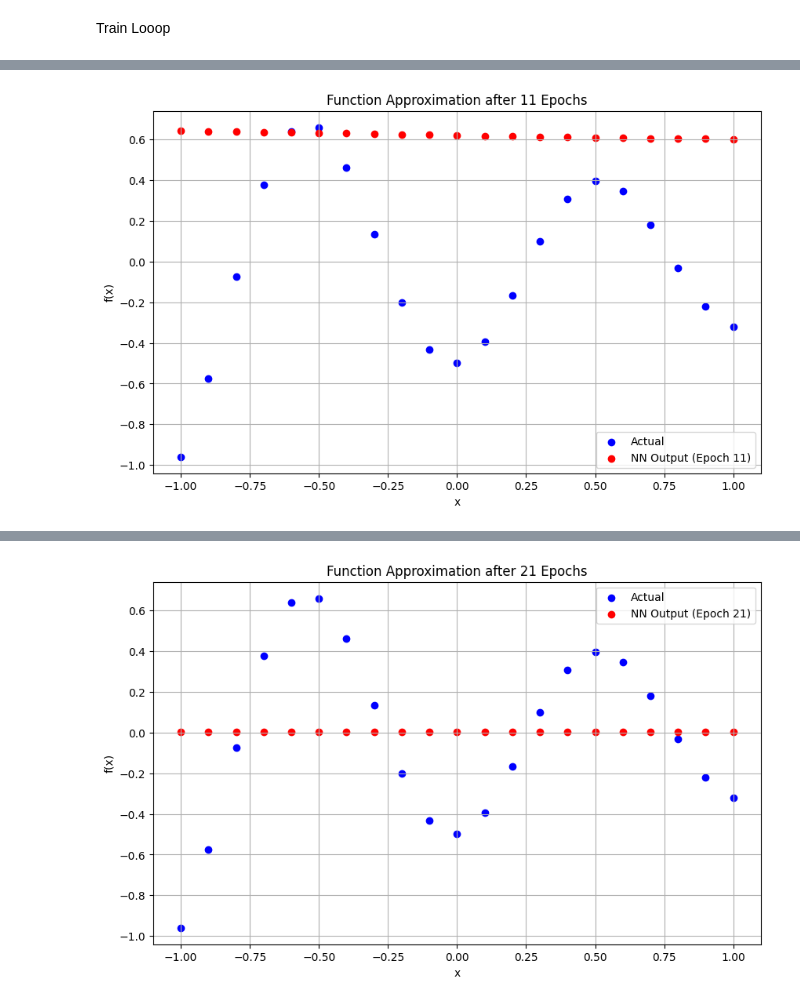
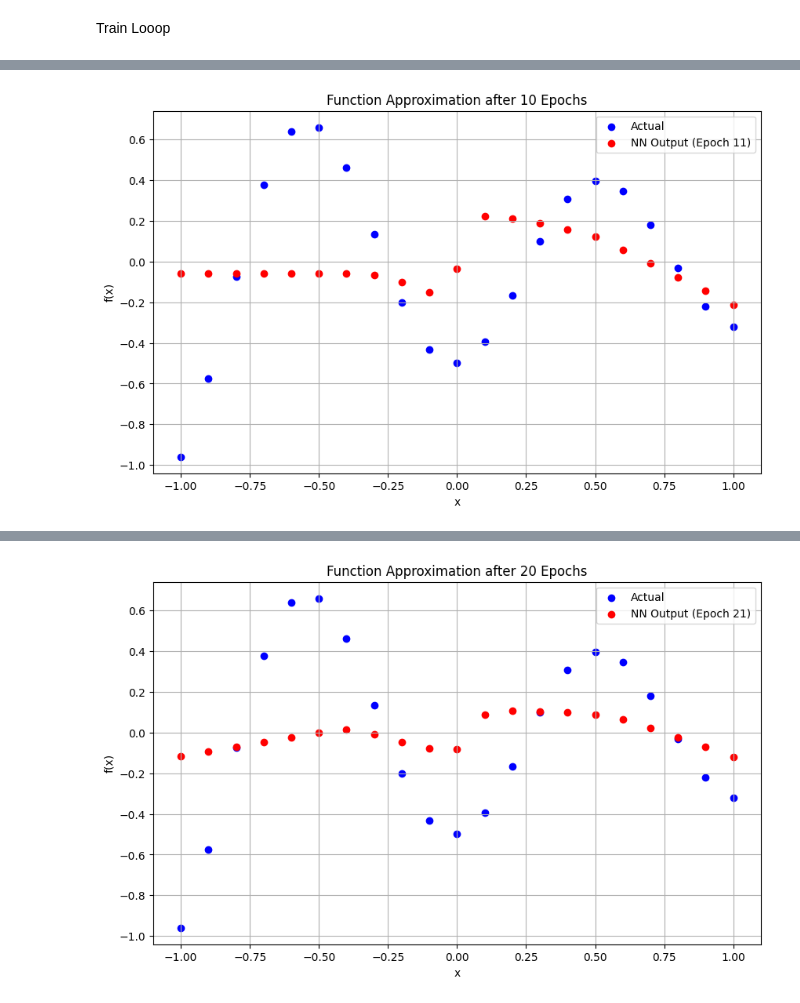
Before and after one commit to KubaJerz/CSCE790, a Jupyter notebook: HW02/b2.ipynb, the cells around one changed output, grey strips where cells are left out. Drawn from its saved outputs; the diff is of its cells as text; code cells hidden in the pictures.

```diff
--- a/HW02/b2.ipynb
+++ b/HW02/b2.ipynb
@@ -213,9 +221,20 @@ Y = [
     [-0.321]
 ]
 
-nn = MLP(1, [64,64,32,1])
+nn = MLP(1, [64,32,1])
 lossi = [] #accumulate the loss
+# %%
+def loss():
+
+    outs = [nn(x) for x in X]
+    # MSE loss
+
+    losses = []
+    for out, ytrue in zip(outs, Y):
+        losses.append((out - ytrue[0]) * (out - ytrue[0]))
+
+    data_loss = sum(losses) * (1.0 / len(losses))
+
+    return data_loss
 # %% [markdown]
 Train Looop
-# %%
-Y_plot = [nn(x)[0].data for x in X]
@@ -247,21 +241,28 @@ Y
 # %%
 for epoch in range(1000):
-    y_pred = [nn(x) for x in X]
-    loss = MSE(y_pred, Y)
-    lossi.append(loss.data)
-    print(f'epoch: {epoch} loss: {loss.data}')
-    loss.backprop()
-    nn.optim()
+    # forward
+    total_loss = loss()
+    lossi.append(total_loss.data)
+    print(f'epoch:{epoch} loss:{total_loss.data}')
+
+    # backward
+    nn.zero_grad()
+    total_loss.backprop()
+
+    # optim step
+    learning_rate = 0.01
+    for p in nn.params():
+        p.data -= learning_rate * p.grad
 
     if epoch in [10, 20, 99, 199, 399, 999]:
         plt.figure(figsize=(10, 6))
         plt.scatter(X, Y, color='blue', label='Actual')
 
         # X_plot = np.linspace(-1, 1, 100).reshape(-1, 1)
-        Y_plot = [nn(x)[0].data for x in X]
+        Y_plot = [nn(x).data for x in X]
         plt.scatter(X, Y_plot, color='red', label=f'NN Output (Epoch {epoch+1})')
 
-        plt.title(f'Function Approximation after {epoch+1} Epochs')
+        plt.title(f'Function Approximation after {epoch} Epochs')
         plt.xlabel('x')
         plt.ylabel('f(x)')
         plt.legend()
@@ -282 +283 @@ epoch: 10 loss: 0.7175045277885171
-[figure, old version]
+[figure, new version]
@@ -293 +294 @@ epoch: 20 loss: 0.1767076293141432
-[figure, old version]
+[figure, new version]
```
Also changed, not shown: parts of 7 cells of this notebook.
